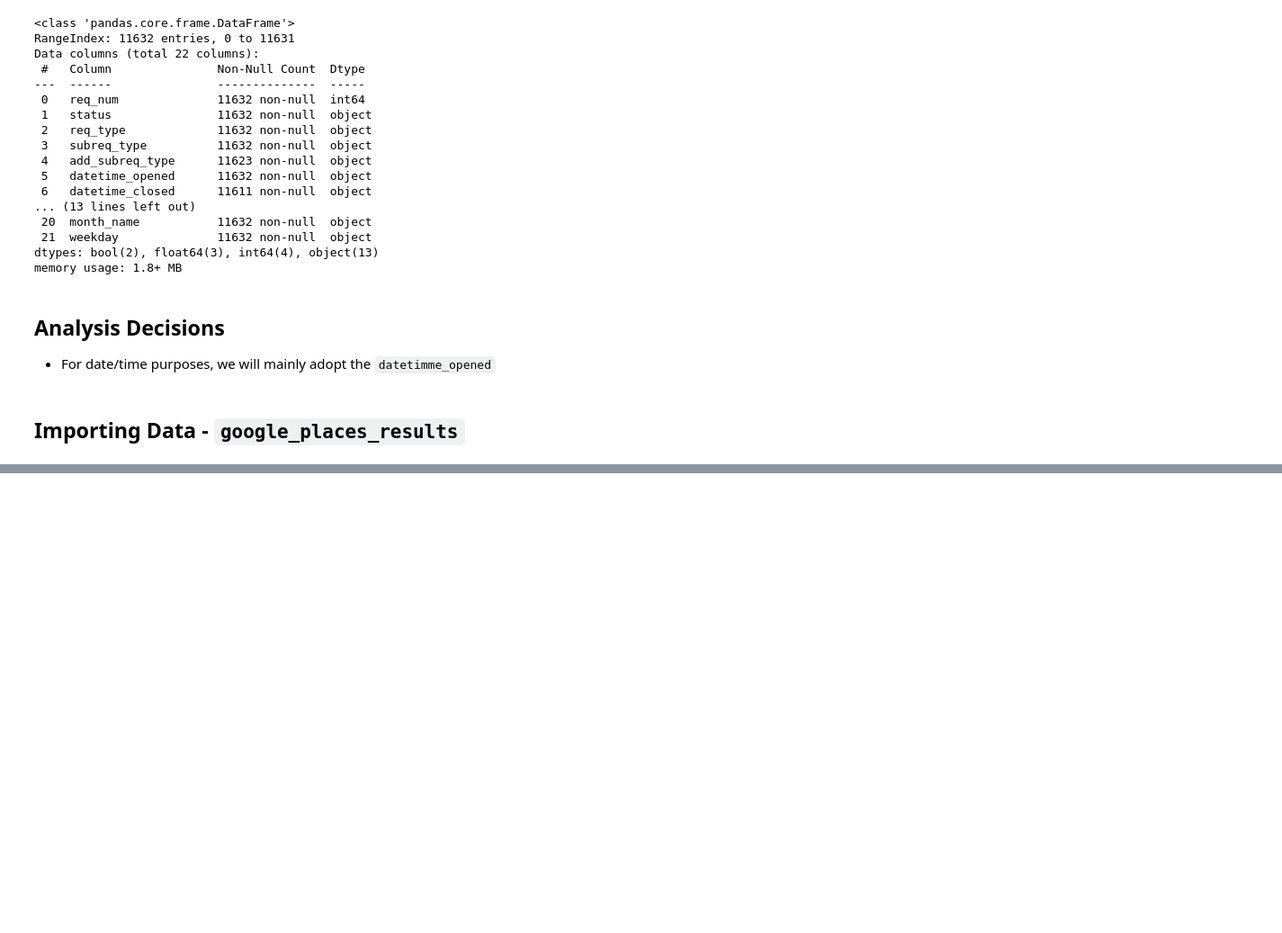
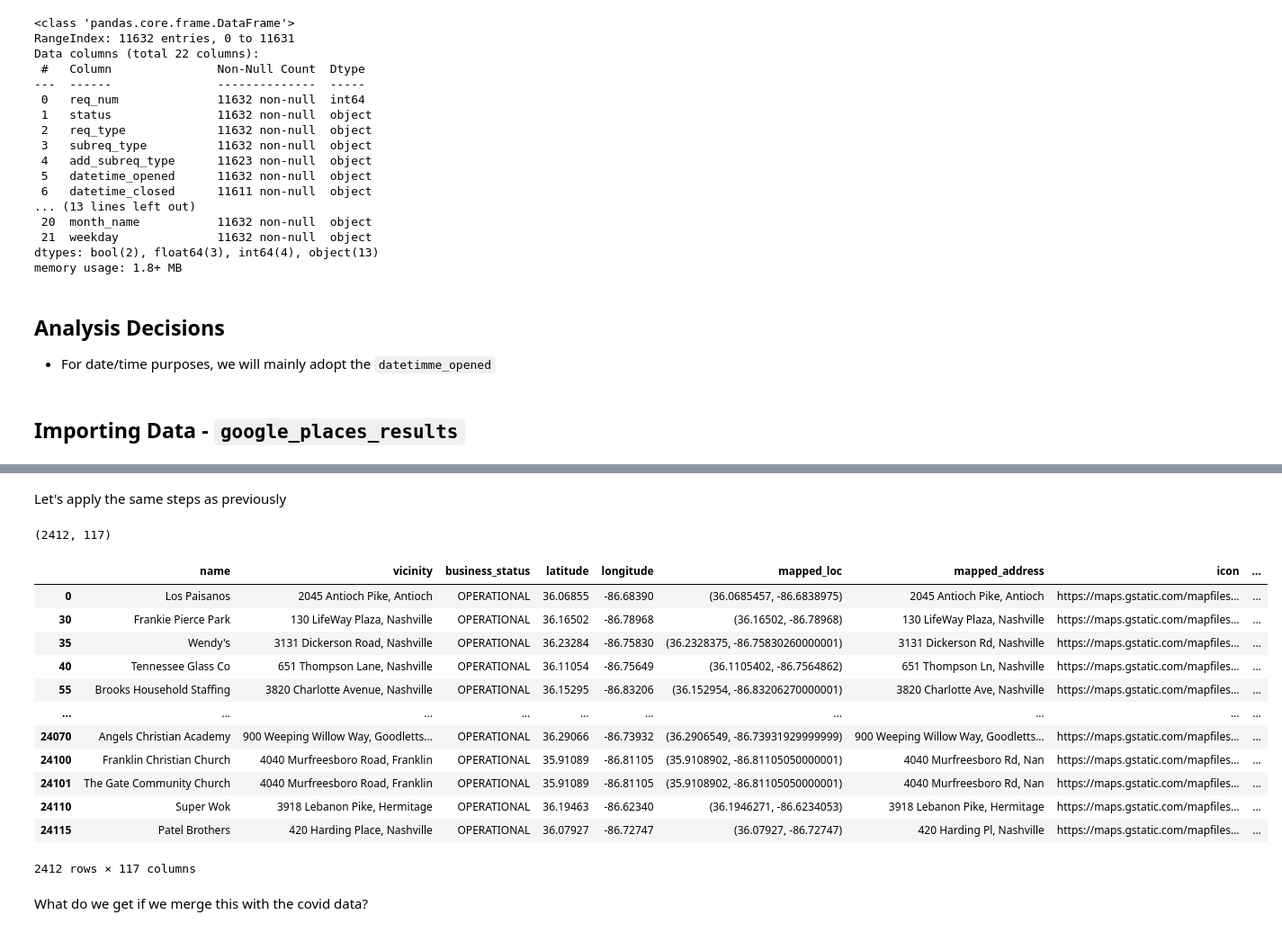
Before and after one commit to nss-data-science-cohort-4/dq4-covid-nashville-tcov19, a Jupyter notebook: notebooks/maeva-covid-19-part4.ipynb, the cells around one changed output, grey strips where cells are left out. Shown at 90% size. Saved outputs shown, nothing was run; the diff lists cells and outputs as text; code cells hidden in the pictures; blank space fills up the shorter version.

```diff
--- a/notebooks/maeva-covid-19-part4.ipynb
+++ b/notebooks/maeva-covid-19-part4.ipynb
@@ -81,0 +390,3 @@ memory usage: 1.8+ MB
+# %%
+places[["latitude", "longitude", "mapped_loc_lat", "mapped_loc_long"]] = places[["latitude", "longitude", "mapped_loc_lat", "mapped_loc_long"]].round(5)
+places[["latitude", "longitude", "mapped_loc_lat", "mapped_loc_long"]]
@@ -81,0 +407,23 @@ memory usage: 1.8+ MB
+# %% [markdown]
+Let's apply the same steps as previously
+# %%
+places_5dec_match = places[(places['latitude'] == places['mapped_loc_lat']) & (places['longitude'] == places['mapped_loc_long'])]
+print(places_5dec_match.shape)
+places_5dec_match
+# %% [output]
+(2412, 117)
+|  | name | vicinity | business_status | latitude | longitude | mapped_loc | mapped_address | icon | ... |
+| 0 | Los Paisanos | 2045 Antioch Pike, Antioch | OPERATIONAL | 36.06855 | -86.68390 | (36.0685457, -86.6838975) | 2045 Antioch Pike, Antioch | https://maps.gstatic.com/mapfiles... | ... |
+| 30 | Frankie Pierce Park | 130 LifeWay Plaza, Nashville | OPERATIONAL | 36.16502 | -86.78968 | (36.16502, -86.78968) | 130 LifeWay Plaza, Nashville | https://maps.gstatic.com/mapfiles... | ... |
+| 35 | Wendy's | 3131 Dickerson Road, Nashville | OPERATIONAL | 36.23284 | -86.75830 | (36.2328375, -86.75830260000001) | 3131 Dickerson Rd, Nashville | https://maps.gstatic.com/mapfiles... | ... |
+| 40 | Tennessee Glass Co | 651 Thompson Lane, Nashville | OPERATIONAL | 36.11054 | -86.75649 | (36.1105402, -86.7564862) | 651 Thompson Ln, Nashville | https://maps.gstatic.com/mapfiles... | ... |
+| 55 | Brooks Household Staffing | 3820 Charlotte Avenue, Nashville | OPERATIONAL | 36.15295 | -86.83206 | (36.152954, -86.83206270000001) | 3820 Charlotte Ave, Nashville | https://maps.gstatic.com/mapfiles... | ... |
+| ... | ... | ... | ... | ... | ... | ... | ... | ... | ... |
+| 24070 | Angels Christian Academy | 900 Weeping Willow Way, Goodletts... | OPERATIONAL | 36.29066 | -86.73932 | (36.2906549, -86.73931929999999) | 900 Weeping Willow Way, Goodletts... | https://maps.gstatic.com/mapfiles... | ... |
+| 24100 | Franklin Christian Church | 4040 Murfreesboro Road, Franklin | OPERATIONAL | 35.91089 | -86.81105 | (35.9108902, -86.81105050000001) | 4040 Murfreesboro Rd, Nan | https://maps.gstatic.com/mapfiles... | ... |
+| 24101 | The Gate Community Church | 4040 Murfreesboro Road, Franklin | OPERATIONAL | 35.91089 | -86.81105 | (35.9108902, -86.81105050000001) | 4040 Murfreesboro Rd, Nan | https://maps.gstatic.com/mapfiles... | ... |
+| 24110 | Super Wok | 3918 Lebanon Pike, Hermitage | OPERATIONAL | 36.19463 | -86.62340 | (36.1946271, -86.6234053) | 3918 Lebanon Pike, Hermitage | https://maps.gstatic.com/mapfiles... | ... |
+| 24115 | Patel Brothers | 420 Harding Place, Nashville | OPERATIONAL | 36.07927 | -86.72747 | (36.07927, -86.72747) | 420 Harding Pl, Nashville | https://maps.gstatic.com/mapfiles... | ... |
+2412 rows × 117 columns
+# %% [markdown]
+What do we get if we merge this with the covid data?
```
Also changed, not shown: parts of 52 cells of this notebook.
